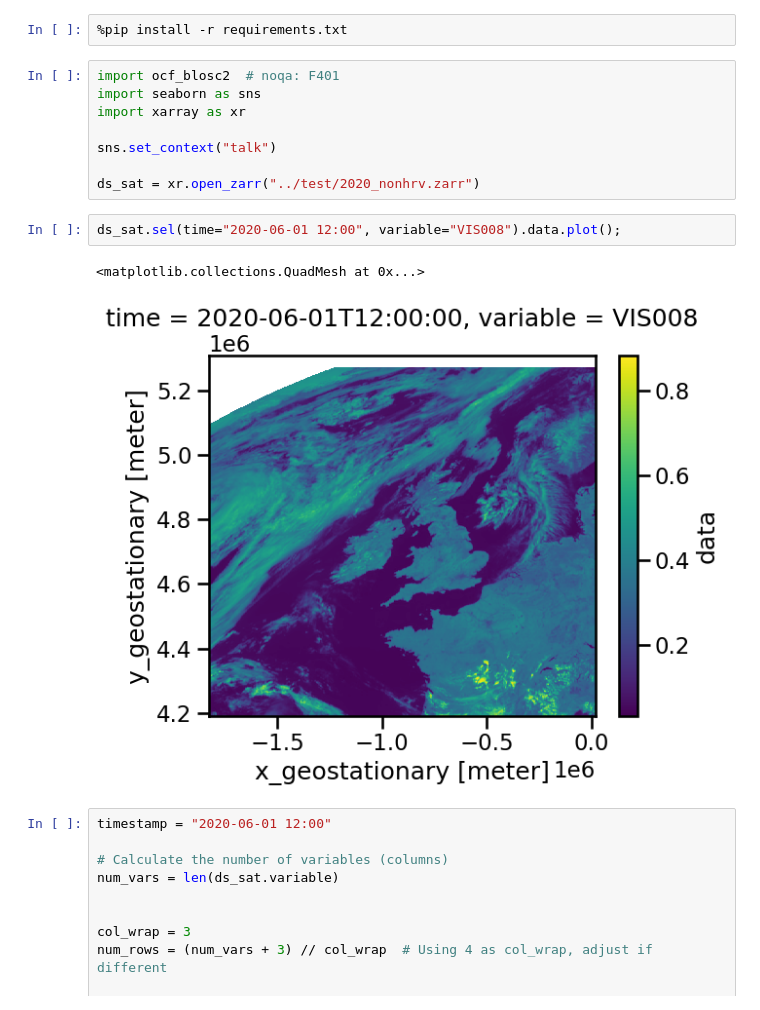
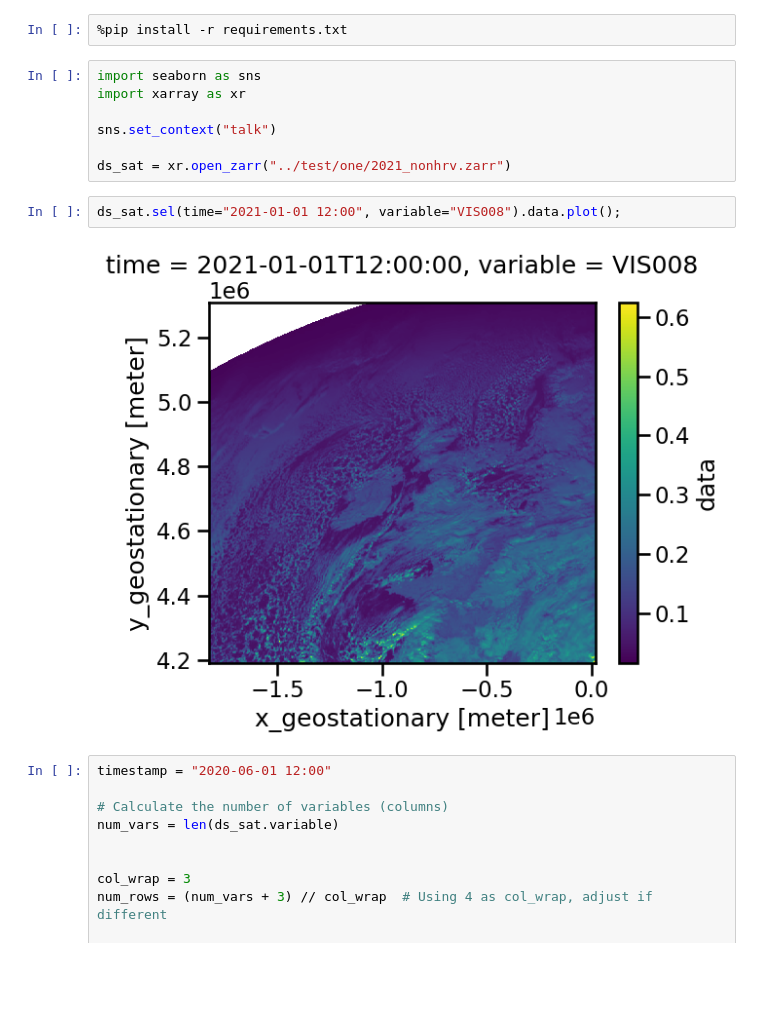
Before and after one commit to alan-turing-institute/cloudcasting, a Jupyter notebook: notebooks/plotting.ipynb, the cells around one changed output. Cells and saved outputs as stored; diff of their text form; blank space fills up the shorter version.

Commit message:
upgrade ocf_blosc2

```diff
--- a/notebooks/plotting.ipynb
+++ b/notebooks/plotting.ipynb
@@ -1,18 +1,16 @@
 # %%
 %pip install -r requirements.txt
 # %%
-import ocf_blosc2  # noqa: F401
 import seaborn as sns
 import xarray as xr
 
 sns.set_context("talk")
 
-ds_sat = xr.open_zarr("../test/2020_nonhrv.zarr")
+ds_sat = xr.open_zarr("../test/one/2021_nonhrv.zarr")
 # %%
-ds_sat.sel(time="2020-06-01 12:00", variable="VIS008").data.plot();
+ds_sat.sel(time="2021-01-01 12:00", variable="VIS008").data.plot();
 # %% [output]
-<matplotlib.collections.QuadMesh at 0x...>
-[figure, old version]
+[figure, new version]
 # %%
 timestamp = "2020-06-01 12:00"
 
```
Also changed, not shown: 2 other files.
